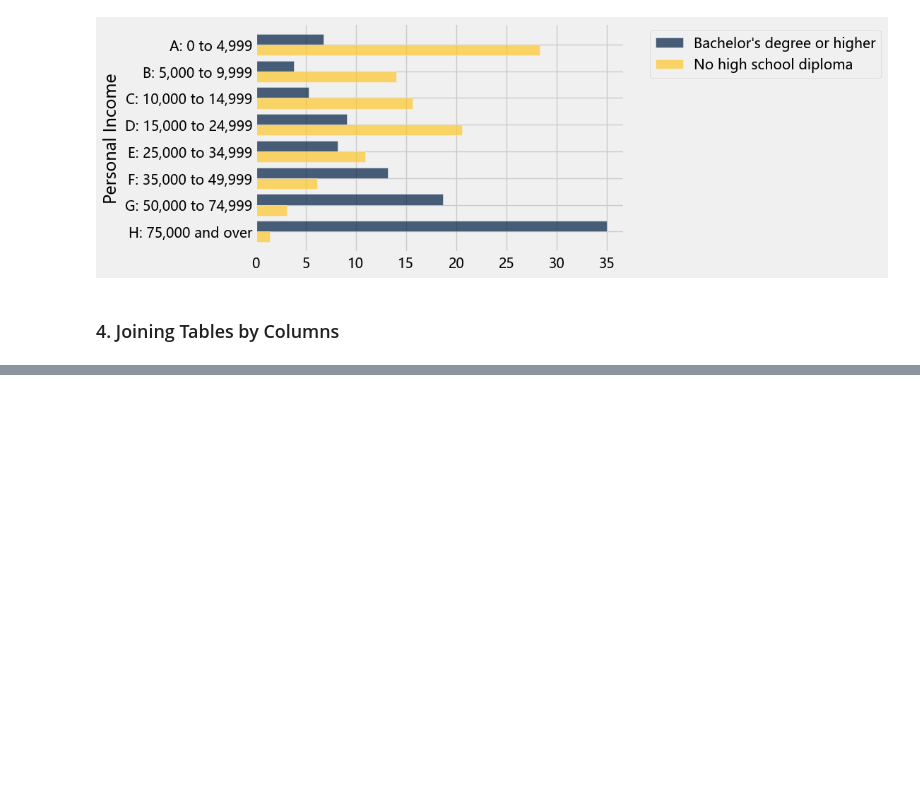
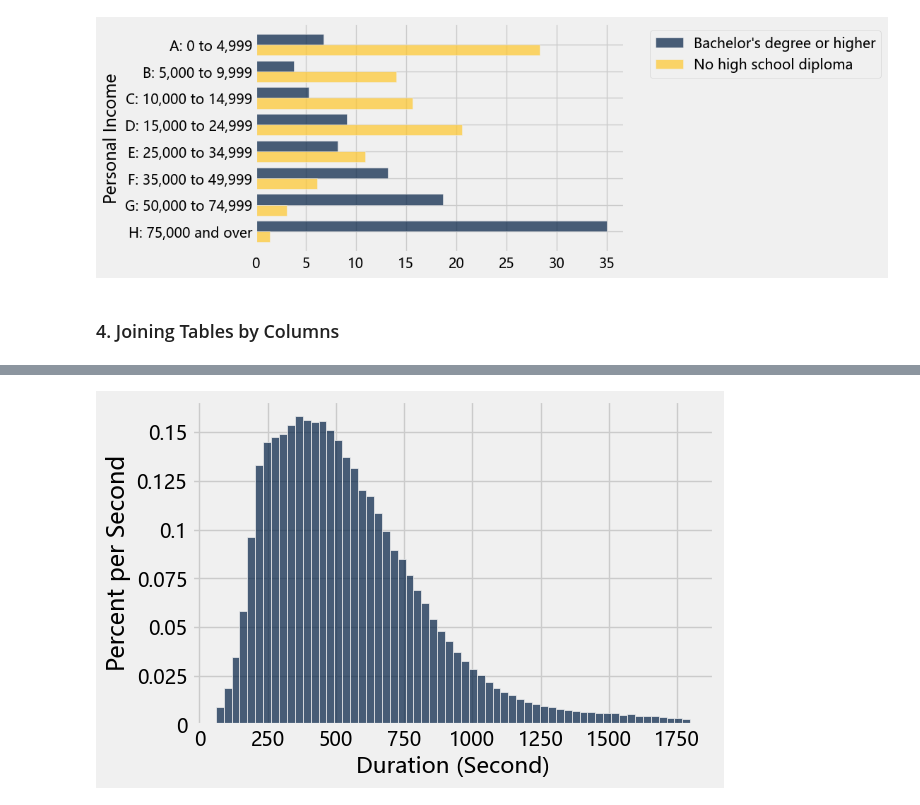
Before and after one commit to Matthew-HMS/Datascience101, a Jupyter notebook: Function.ipynb, the cells around one changed output, grey strips where cells are left out. Saved outputs shown, nothing was run; the diff lists cells and outputs as text; code cells hidden in the pictures; blank space fills up the shorter version.

```diff
--- a/Function.ipynb
+++ b/Function.ipynb
@@ -455,0 +578,4 @@ distribution.select(0,1,4).barh(0)
+# %%
+commute.hist('Duration', bins = 60, unit = 'Second')
+# %% [output]
+[figure, added]
```
Also changed, not shown: parts of 26 cells of this notebook.
